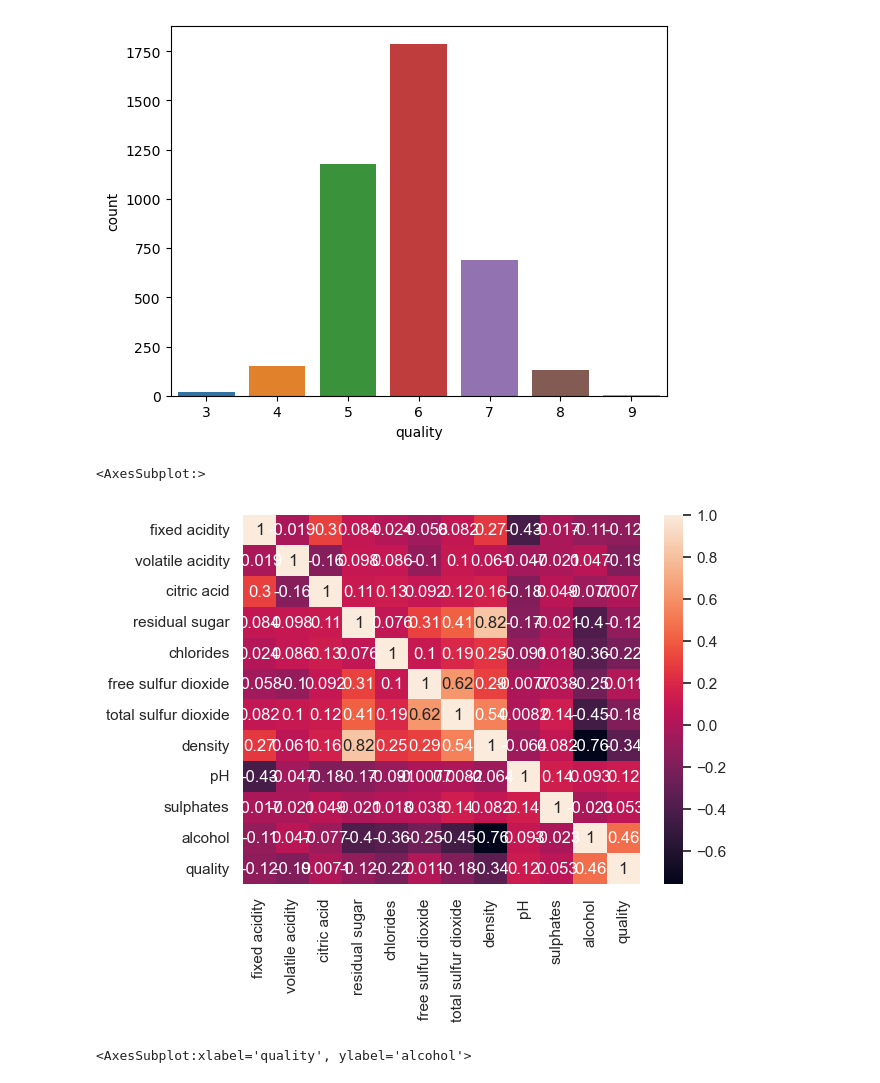
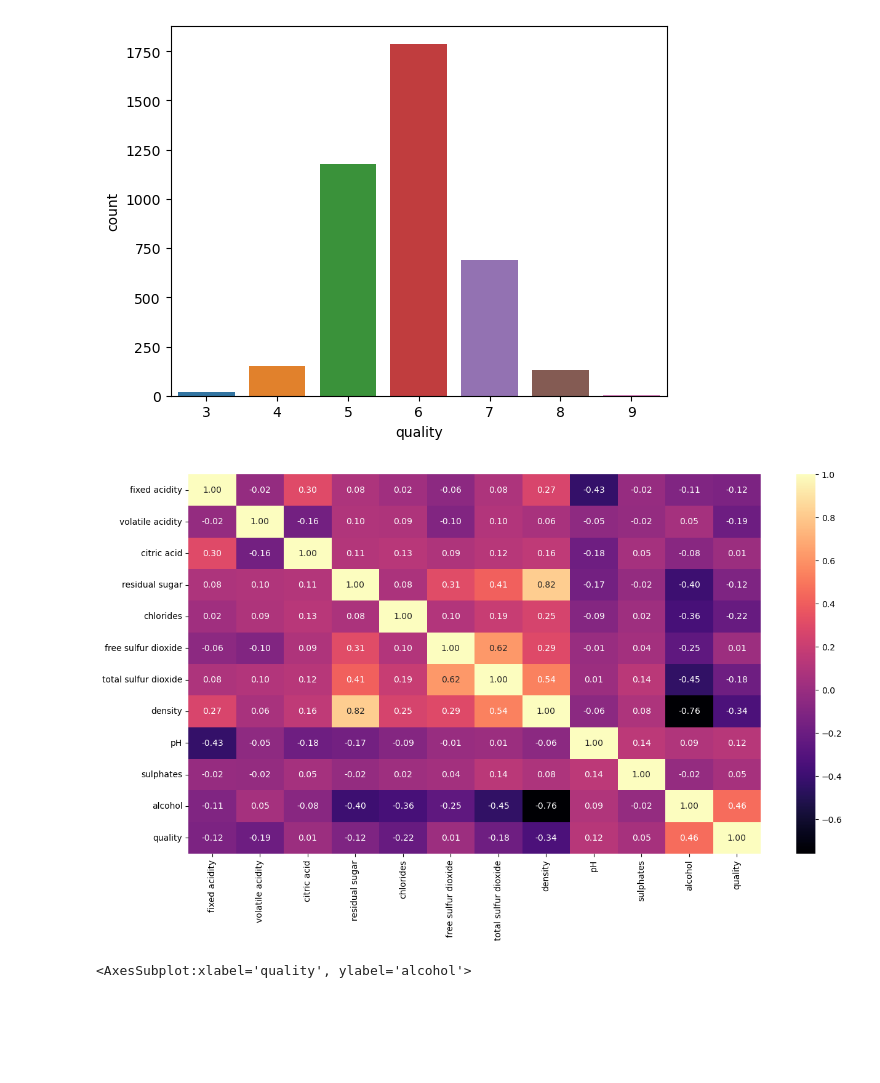
Before and after one commit to The-DigitalAcademy/Machine_learning, a Jupyter notebook: whitewine.ipynb, the cells around one changed output. Cells and saved outputs as stored; diff of their text form; code cells hidden in the pictures; blank space fills up the shorter version.

```diff
--- a/whitewine.ipynb
+++ b/whitewine.ipynb
@@ -111,12 +111,14 @@ sns.countplot(my_wine['quality'])
 plt.show()
 # %% [output]
 [figure]
-# %%
-corr = my_wine.corr()
-sns.heatmap(corr,annot=True)
-# %% [output]
-<AxesSubplot:>
-[figure, removed]
+# %%
+#corr = my_wine.corr()
+#sns.heatmap(corr,annot=True)
+
+plt.figure(figsize=(15,8))
+dataplot=sns.heatmap(my_wine.corr(),annot=True,fmt='.2f',cmap='magma')
+# %% [output]
+[figure, added]
 # %%
 import seaborn
 
```
Also changed, not shown: parts of 43 cells of this notebook.
